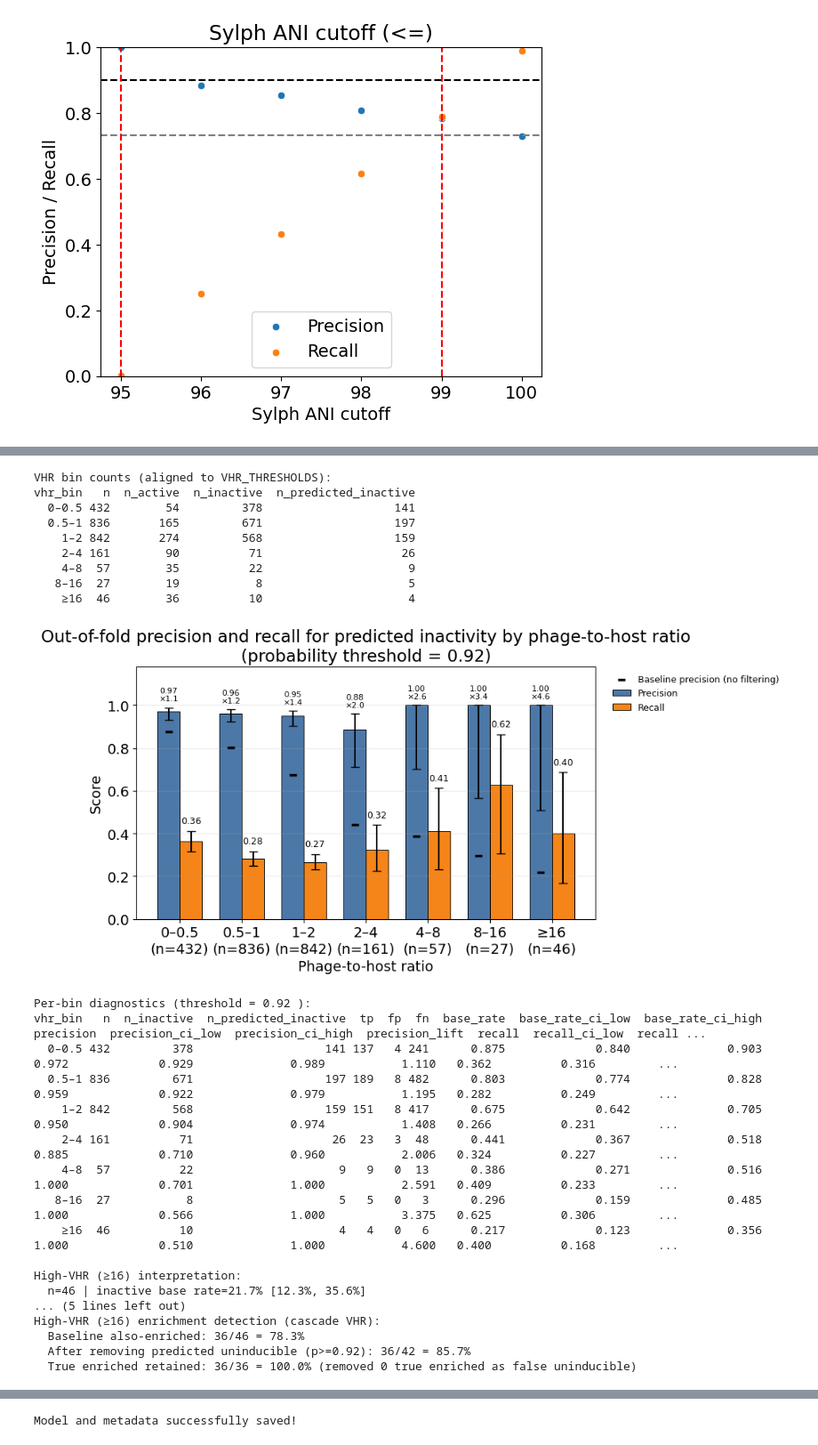
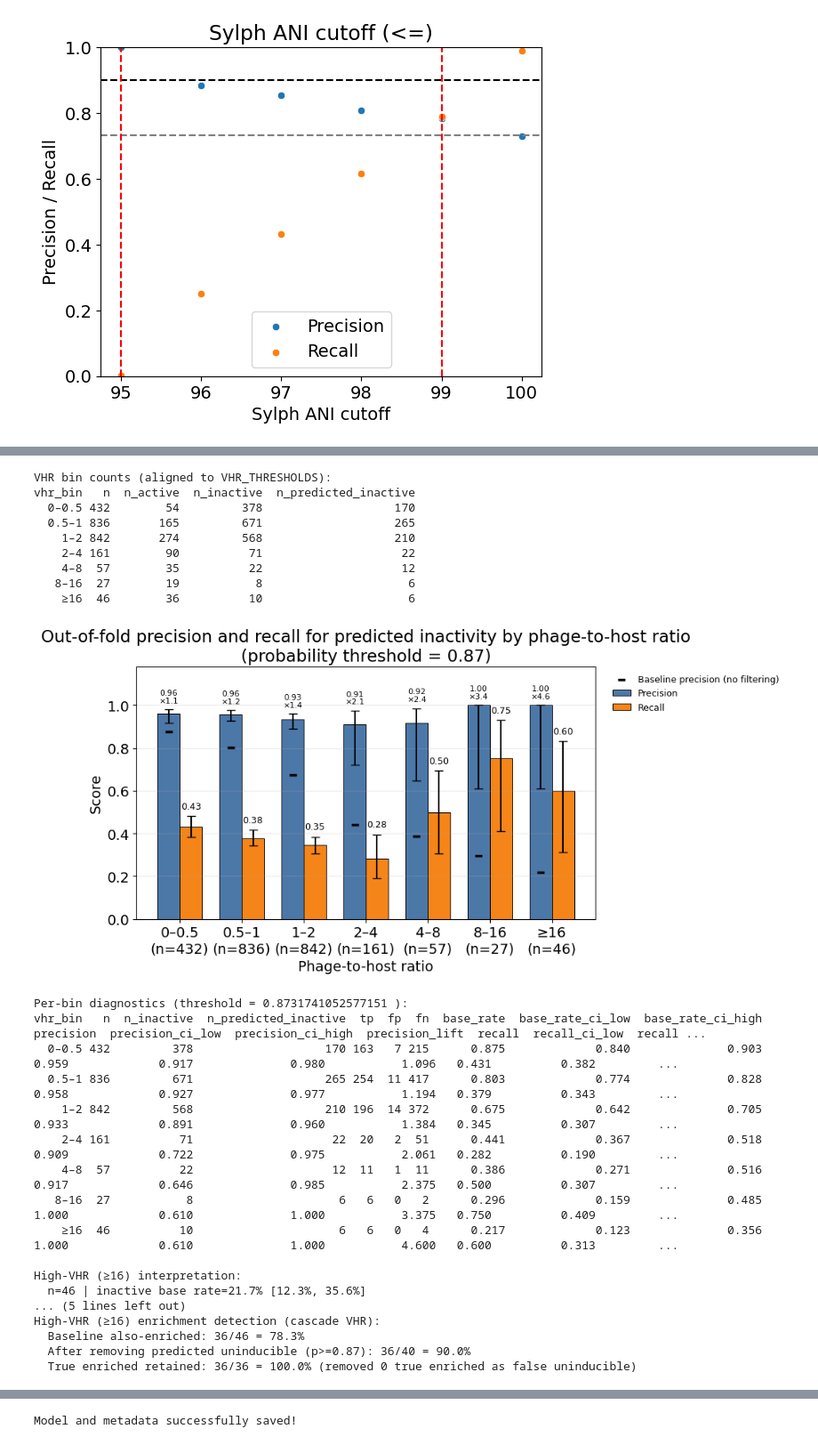
Before and after one commit to UHVDB/uhvdb-manuscript, a Jupyter notebook: figure_s15/figure_s15.ipynb, the cells around one changed output, grey strips where cells are left out. Shown at 89% size. Cells and saved outputs as stored; diff of their text form; code cells hidden in the pictures.

```diff
--- a/figure_s15/figure_s15.ipynb
+++ b/figure_s15/figure_s15.ipynb
@@ -4545,8 +4542,9 @@ Pooled metrics across all folds:
 # Positive = inactive: detected in bulk but not enriched (pr_cat == 'TP').
 # Thus, a model TP is predicted inactive and bulk-only; a model FP is predicted
 # inactive but detected in both bulk and enriched samples (pr_cat == 'FP').
-# Probability threshold targets ~95% overall precision (see thresh_90 calibration).
-INACTIVE_PROBABILITY_THRESHOLD = 0.92
+# Probability threshold is OOF 95% precision from the story-20 RF fit (cell above).
+if "INACTIVE_PROBABILITY_THRESHOLD" not in globals():
+    raise RuntimeError("Run the classifier cell first (sets INACTIVE_PROBABILITY_THRESHOLD).")
 # Match cumulative thresholds from the enriched-detection-vs-VHR plot above.
 # Convert to left-closed bins: [0, 0.5), [0.5, 1), ..., [64, inf).
 # if 'VHR_THRESHOLDS' not in globals():
@@ -4681,6 +4679,18 @@ inactive_by_vhr_summary['recall_ci_high'] = recall_high
 inactive_by_vhr_summary['base_rate_ci_low'] = base_rate_low
 inactive_by_vhr_summary['base_rate_ci_high'] = base_rate_high
 
+# Wilson intervals are not centered on the MLE, so the plotted rate can
+# sit outside the CI (extreme proportions / small n). Matplotlib requires
+# non-negative yerr; clip and treat missing bins as zero-length whiskers.
+def bar_yerr(y, low, high):
+    y = np.asarray(y, dtype=float)
+    lower = np.clip(y - np.asarray(low, dtype=float), 0, None)
+    upper = np.clip(np.asarray(high, dtype=float) - y, 0, None)
+    return np.vstack([
+        np.nan_to_num(lower, nan=0.0),
+        np.nan_to_num(upper, nan=0.0),
+    ])
+
 fig, ax = plt.subplots(figsize=(max(8.5, 1.15 * len(inactive_by_vhr_summary) + 2), 5.2))
 x = np.arange(len(inactive_by_vhr_summary))
 width = 0.36
@@ -4692,7 +4702,7 @@ precision_bars = ax.bar(
     color='#4C78A8',
     edgecolor='black',
     linewidth=0.7,
-    yerr=np.vstack([precision - precision_low, precision_high - precision]),
+    yerr=bar_yerr(precision, precision_low, precision_high),
     capsize=4,
 )
 recall_bars = ax.bar(
@@ -4703,7 +4713,7 @@ recall_bars = ax.bar(
     color='#F58518',
     edgecolor='black',
     linewidth=0.7,
-    yerr=np.vstack([recall - recall_low, recall_high - recall]),
+    yerr=bar_yerr(recall, recall_low, recall_high),
     capsize=4,
 )
 # No-skill precision = inactive base rate in each bin.
@@ -4818,57 +4828,57 @@ else:
     )
 
 inactive_by_vhr_summary[display_cols]
 
 # Prioritization summary for top VHR bin after uninducible removal.
 _high = inactive_by_vhr_summary.loc[
     inactive_by_vhr_summary['vhr_bin'].astype(str) == HIGH_VHR_BIN
 ].iloc[0]
 _n = int(_high['n'])
 _n_inactive = int(_high['n_inactive'])
 _n_active = _n - _n_inactive
 _n_pred = int(_high['n_predicted_inactive'])
 _fp_removed = int(_high['fp'])
 _tp_removed = int(_high['tp'])
 _remain = _n - _n_pred
 _active_remain = _n_active - _fp_removed
 print(f'\nHigh-VHR ({HIGH_VHR_BIN}) enrichment detection (cascade VHR):')
 print(f'  Baseline also-enriched: {_n_active}/{_n} = {_n_active / _n:.1%}')
 print(
     f'  After removing predicted uninducible (p>={INACTIVE_PROBABILITY_THRESHOLD:.2f}): '
     f'{_active_remain}/{_remain} = {_active_remain / _remain:.1%}'
 )
 print(
     f'  True enriched retained: {_active_remain}/{_n_active} = '
     f'{_active_remain / max(_n_active, 1):.1%} '
     f'(removed {_fp_removed} true enriched as false uninducible)'
 )
 # %% [output]
 VHR bin counts (aligned to VHR_THRESHOLDS):
 vhr_bin   n  n_active  n_inactive  n_predicted_inactive
-  0–0.5 432        54         378                   141
-  0.5–1 836       165         671                   197
-    1–2 842       274         568                   159
-    2–4 161        90          71                    26
-    4–8  57        35          22                     9
-   8–16  27        19           8                     5
-    ≥16  46        36          10                     4
+  0–0.5 432        54         378                   170
+  0.5–1 836       165         671                   265
+    1–2 842       274         568                   210
+    2–4 161        90          71                    22
+    4–8  57        35          22                    12
+   8–16  27        19           8                     6
+    ≥16  46        36          10                     6
-[figure, old version]
+[figure, new version]
-Per-bin diagnostics (threshold = 0.92 ):
+Per-bin diagnostics (threshold = 0.8731741052577151 ):
 vhr_bin   n  n_inactive  n_predicted_inactive  tp  fp  fn  base_rate  base_rate_ci_low  base_rate_ci_high  precision  precision_ci_low  precision_ci_high  precision_lift  recall  recall_ci_low  recall ...
-  0–0.5 432         378                   141 137   4 241      0.875             0.840              0.903      0.972             0.929              0.989           1.110   0.362          0.316         ...
-  0.5–1 836         671                   197 189   8 482      0.803             0.774              0.828      0.959             0.922              0.979           1.195   0.282          0.249         ...
-    1–2 842         568                   159 151   8 417      0.675             0.642              0.705      0.950             0.904              0.974           1.408   0.266          0.231         ...
-    2–4 161          71                    26  23   3  48      0.441             0.367              0.518      0.885             0.710              0.960           2.006   0.324          0.227         ...
-    4–8  57          22                     9   9   0  13      0.386             0.271              0.516      1.000             0.701              1.000           2.591   0.409          0.233         ...
-   8–16  27           8                     5   5   0   3      0.296             0.159              0.485      1.000             0.566              1.000           3.375   0.625          0.306         ...
-    ≥16  46          10                     4   4   0   6      0.217             0.123              0.356      1.000             0.510              1.000           4.600   0.400          0.168         ...
+  0–0.5 432         378                   170 163   7 215      0.875             0.840              0.903      0.959             0.917              0.980           1.096   0.431          0.382         ...
+  0.5–1 836         671                   265 254  11 417      0.803             0.774              0.828      0.958             0.927              0.977           1.194   0.379          0.343         ...
+    1–2 842         568                   210 196  14 372      0.675             0.642              0.705      0.933             0.891              0.960           1.384   0.345          0.307         ...
+    2–4 161          71                    22  20   2  51      0.441             0.367              0.518      0.909             0.722              0.975           2.061   0.282          0.190         ...
+    4–8  57          22                    12  11   1  11      0.386             0.271              0.516      0.917             0.646              0.985           2.375   0.500          0.307         ...
+   8–16  27           8                     6   6   0   2      0.296             0.159              0.485      1.000             0.610              1.000           3.375   0.750          0.409         ...
+    ≥16  46          10                     6   6   0   4      0.217             0.123              0.356      1.000             0.610              1.000           4.600   0.600          0.313         ...
 
 High-VHR (≥16) interpretation:
   n=46 | inactive base rate=21.7% [12.3%, 35.6%]
 ... (5 lines left out)
 High-VHR (≥16) enrichment detection (cascade VHR):
   Baseline also-enriched: 36/46 = 78.3%
-  After removing predicted uninducible (p>=0.92): 36/42 = 85.7%
+  After removing predicted uninducible (p>=0.87): 36/40 = 90.0%
   True enriched retained: 36/36 = 100.0% (removed 0 true enriched as false uninducible)
 # %%
 ### PTH enrichment curves after uninducible removal (cascade)
```
Also changed, not shown: parts of 13 cells of this notebook, 5 other files.
